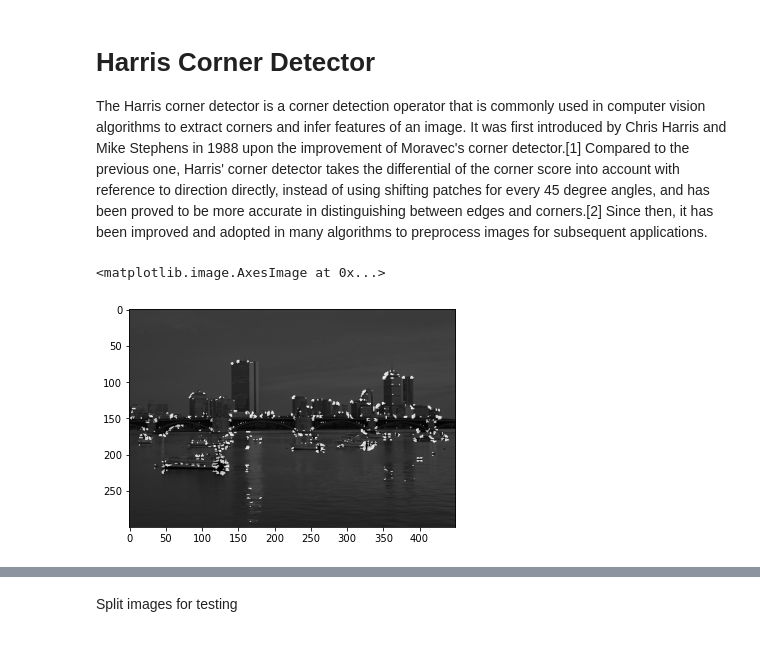
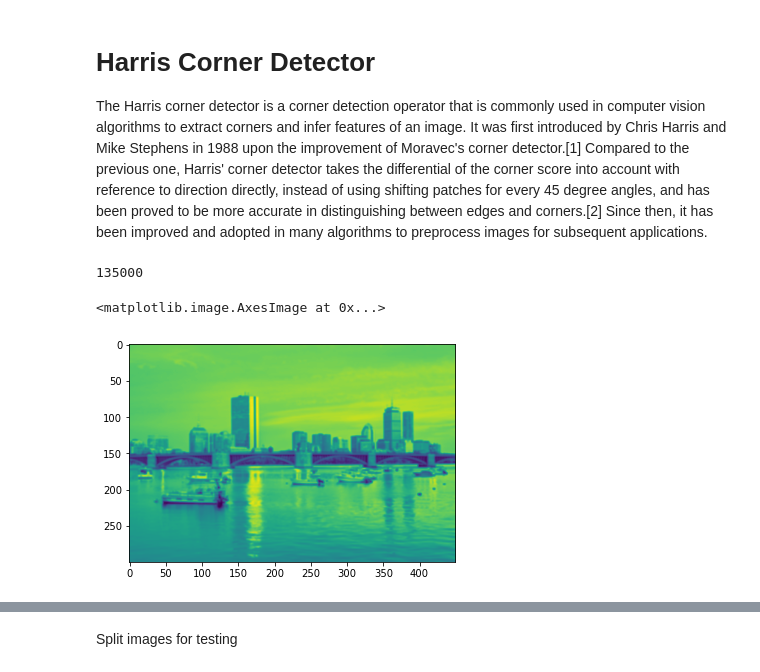
Before and after one commit to Tsmorz/computer-vision, a Jupyter notebook: Project 2/FeatureTracking.ipynb, the cells around one changed output, grey strips where cells are left out. Cells and saved outputs as stored; diff of their text form; code cells hidden in the pictures.

```diff
--- a/Project 2/FeatureTracking.ipynb
+++ b/Project 2/FeatureTracking.ipynb
@@ -57,12 +114,22 @@ The Harris corner detector is a corner detection operator that is commonly used
 # %%
 # Load image
 file = 'boston_skyline.jpg'
 image = Image.open(file)
 
 # Reduce resolution
 image = reduceRes(image,2)
 
 # Convert to grayscale
 gray = rgb2gray(image)
+
+# Smooth image
+gray = boxFilter(gray,3)
+
+print(gray.size)
+plt.imshow(gray)
+# %% [output]
+135000
+<matplotlib.image.AxesImage at 0x...>
+[figure, added]
 # %%
 def HarrisCorner(image,threshold):
@@ -91,11 +155,0 @@ def HarrisCorner(image,threshold):
-# %%
-# Smooth image
-smooth = boxFilter(gray,5)
-
-threshold = 0.01
-corners = HarrisCorner(smooth,threshold)
-plt.imshow(gray, cmap = "gray")
-plt.imshow(corners, cmap = "gray", alpha=0.7)
-# %% [output]
-<matplotlib.image.AxesImage at 0x...>
-[figure, removed]
```
Also changed, not shown: parts of 8 cells of this notebook, 1 other file.
